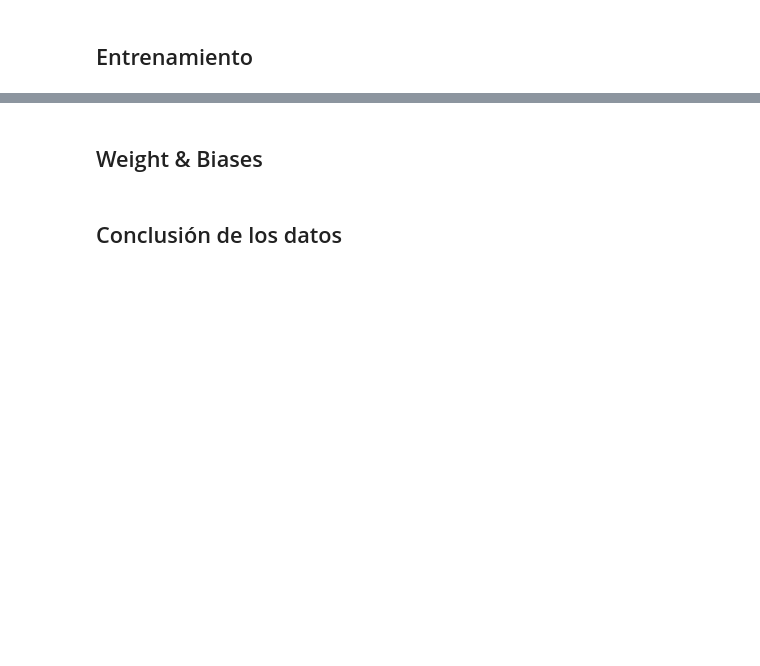
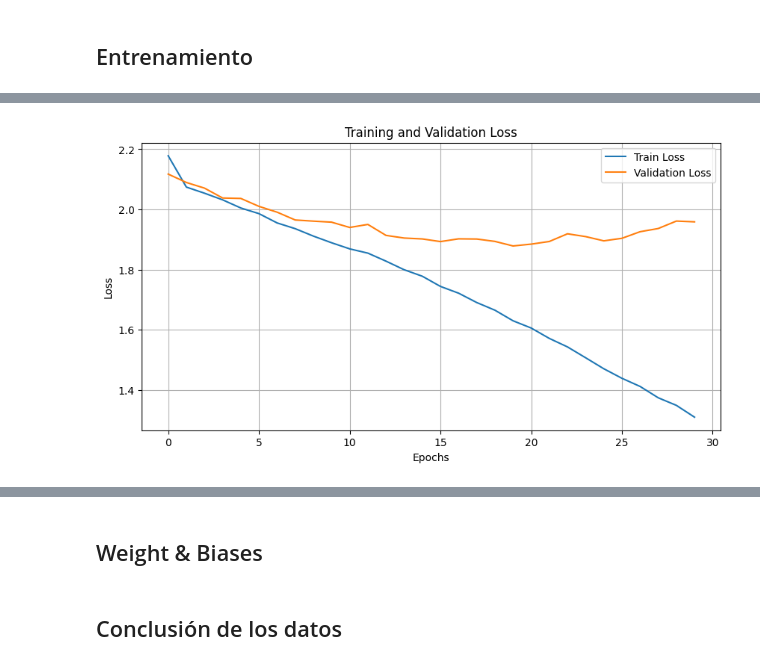
Before and after one commit to nataliacampiglia/tdl_tarea_1, a Jupyter notebook: Tarea_1_letra.ipynb, the cells around one changed output, grey strips where cells are left out. Cells and saved outputs as stored; diff of their text form; code cells hidden in the pictures; blank space fills up the shorter version.

```diff
--- a/Tarea_1_letra.ipynb
+++ b/Tarea_1_letra.ipynb
@@ -98,3 +127,12 @@ BATCH_SIZE = 128  # tamaño del batch
+# %%
+DATA_DIR = Path("data")
+
+imagenette_train_dataset = datasets.Imagenette(
+    DATA_DIR, split="train", download=True, transform=train_tfms_lenet
+)
+imagenette_val_dataset = datasets.Imagenette(
+    DATA_DIR, split="val", download=False, transform=val_tfms_lenet
+)
 # %% [markdown]
 # Exploracion de datos
 
@@ -320,17 +324,17 @@ def get_dataloaders(batch_size=BATCH_SIZE, num_workers=NUM_WORKERS):
         num_workers=num_workers,
     )
 
-    test_loader = DataLoader(
-        imagenette_test_dataset,
-        batch_size=batch_size,
-        shuffle=False,
-        num_workers=num_workers,
-    )
+    #test_loader = DataLoader(
+    #    imagenette_val_dataset,
+    #    batch_size=batch_size,
+    #    shuffle=False,
+    #    num_workers=num_workers,
+    #)
 
-    return train_loader, val_loader, test_loader
+    return train_loader, val_loader
 
 
-train_loader, val_loader, test_loader = get_dataloaders()
+train_loader, val_loader = get_dataloaders()
 # %%
 class LeNet(nn.Module):
     def __init__(self, in_channels, num_classes):
@@ -382,21 +384,23 @@ Estimated Total Size (MB): 7.45
 ## Entrenamiento
 # %%
 LR = 0.001
-EPOCHS = 10
+EPOCHS = 50
 
 letnet_model = LeNet(1,10).to(DEVICE)
 criterion = nn.CrossEntropyLoss().to(DEVICE)
 optimizer = optim.Adam(letnet_model.parameters(), lr=LR)
 
-_, _ = train(
+epoch_train_errors, epoch_val_errors = train(
     letnet_model,
     optimizer,
     criterion,
     train_loader,
     val_loader,
     DEVICE,
-    True,
-    5,
-    EPOCHS
+    do_early_stopping=True,
+    patience=10,
+    epochs=EPOCHS,
+    log_fn=print_log,
+    log_every=1,
 )
 # %% [output]
@@ -412,0 +424,4 @@ Epoch: 010 | Train Loss: 1.93653 | Val Loss: 1.94103
+# %%
+plot_taining(epoch_train_errors, epoch_val_errors)
+# %% [output]
+[figure, added]
```
Also changed, not shown: parts of 20 cells of this notebook.
